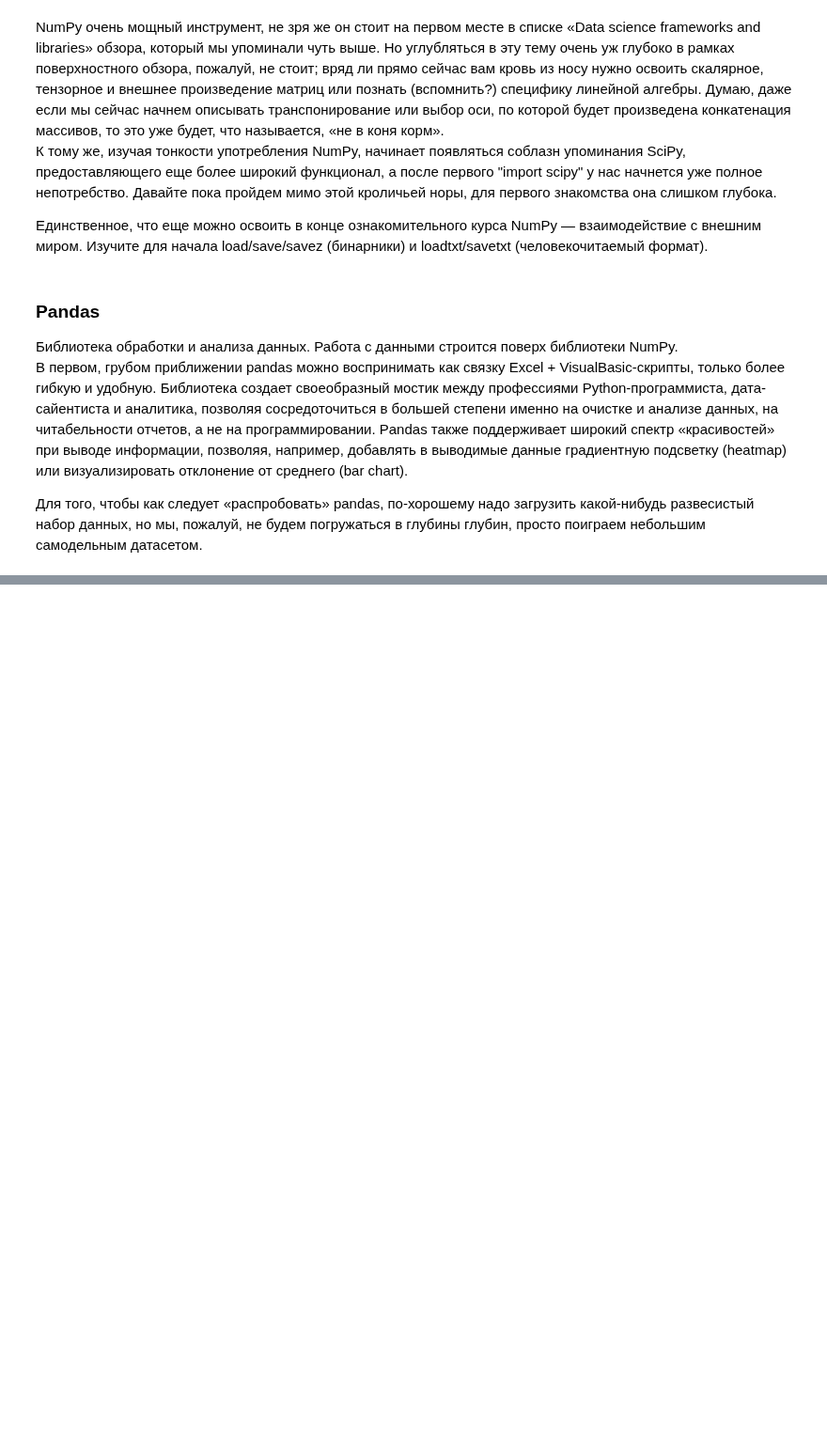
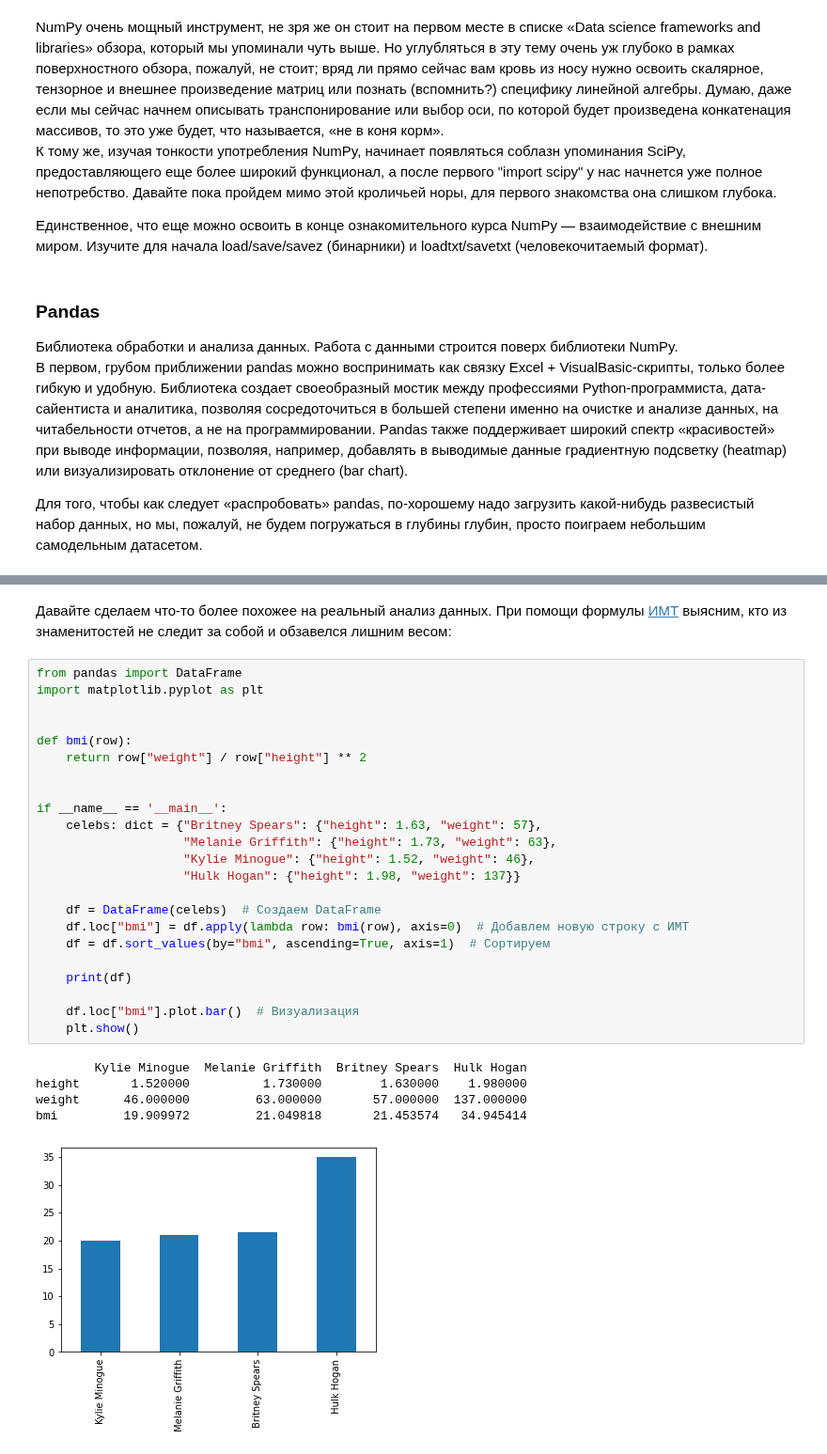
Before and after one commit to amaargiru/pycore, a Jupyter notebook: 01_python_02_primitive_data_processing.ipynb, the cells around one changed output, grey strips where cells are left out. Shown at 94% size. Saved outputs shown, nothing was run; the diff lists cells and outputs as text; blank space fills up the shorter version.

Commit message:
Update 'Pandas' chapter

```diff
--- a/01_python_02_primitive_data_processing.ipynb
+++ b/01_python_02_primitive_data_processing.ipynb
@@ -1264,0 +1048,31 @@ Object for rolling window calculations.
+# %% [markdown]
+Давайте сделаем что-то более похожее на реальный анализ данных. При помощи формулы [ИМТ](https://ru.wikipedia.org/wiki/%D0%98%D0%BD%D0%B4%D0%B5%D0%BA%D1%81_%D0%BC%D0%B0%D1%81%D1%81%D1%8B_%D1%82%D0%B5%D0%BB%D0%B0) выясним, кто из знаменитостей не следит за собой и обзавелся лишним весом:
+# %%
+from pandas import DataFrame
+import matplotlib.pyplot as plt
+
+
+def bmi(row):
+    return row["weight"] / row["height"] ** 2
+
+
+if __name__ == '__main__':
+    celebs: dict = {"Britney Spears": {"height": 1.63, "weight": 57},
+                    "Melanie Griffith": {"height": 1.73, "weight": 63},
+                    "Kylie Minogue": {"height": 1.52, "weight": 46},
+                    "Hulk Hogan": {"height": 1.98, "weight": 137}}
+
+    df = DataFrame(celebs)  # Создаем DataFrame
+    df.loc["bmi"] = df.apply(lambda row: bmi(row), axis=0)  # Добавлем новую строку с ИМТ
+    df = df.sort_values(by="bmi", ascending=True, axis=1)  # Сортируем
+
+    print(df)
+
+    df.loc["bmi"].plot.bar()  # Визуализация
+    plt.show()
+# %% [output]
+        Kylie Minogue  Melanie Griffith  Britney Spears  Hulk Hogan
+height       1.520000          1.730000        1.630000    1.980000
+weight      46.000000         63.000000       57.000000  137.000000
+bmi         19.909972         21.049818       21.453574   34.945414
+[figure, added]
```
Also changed, not shown: parts of 9 cells of this notebook, 1 other file.
